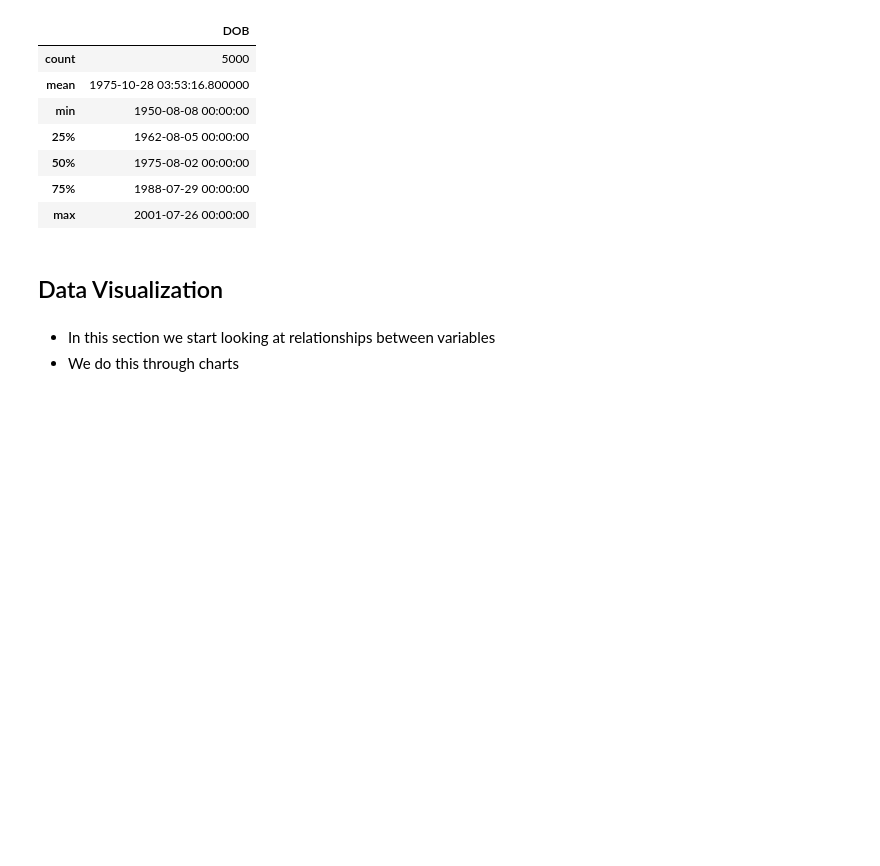
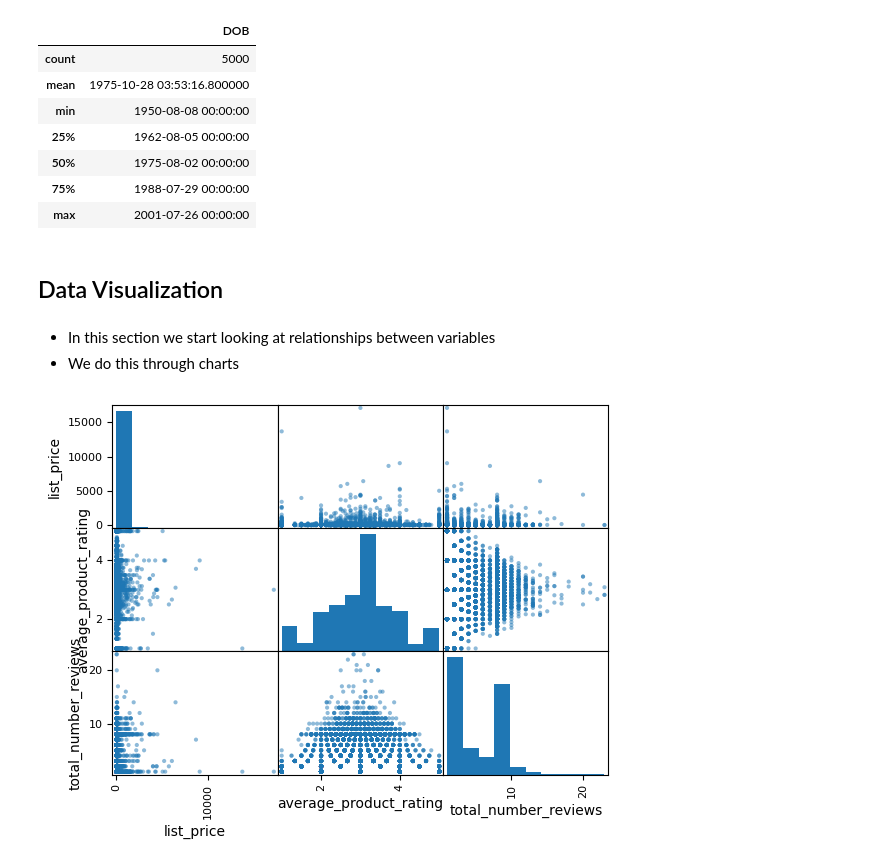
Before and after one commit to Kirera-Wainaina/data-manipulation-class-assignment, a Jupyter notebook: 3367315_BD2.ipynb, the cells around one changed output. Saved outputs shown, nothing was run; the diff lists cells and outputs as text; code cells hidden in the pictures; blank space fills up the shorter version.

Commit message:
Plot a scatter matrix of JCPenney products data

```diff
--- a/3367315_BD2.ipynb
+++ b/3367315_BD2.ipynb
@@ -418,3 +418,7 @@ users.describe()
 # %% [markdown]
 - In this section we start looking at relationships between variables
 - We do this through charts
+# %%
+pd.plotting.scatter_matrix(jcpenney_products);
+# %% [output]
+[figure, added]
```
Also changed, not shown: parts of 5 cells of this notebook.
